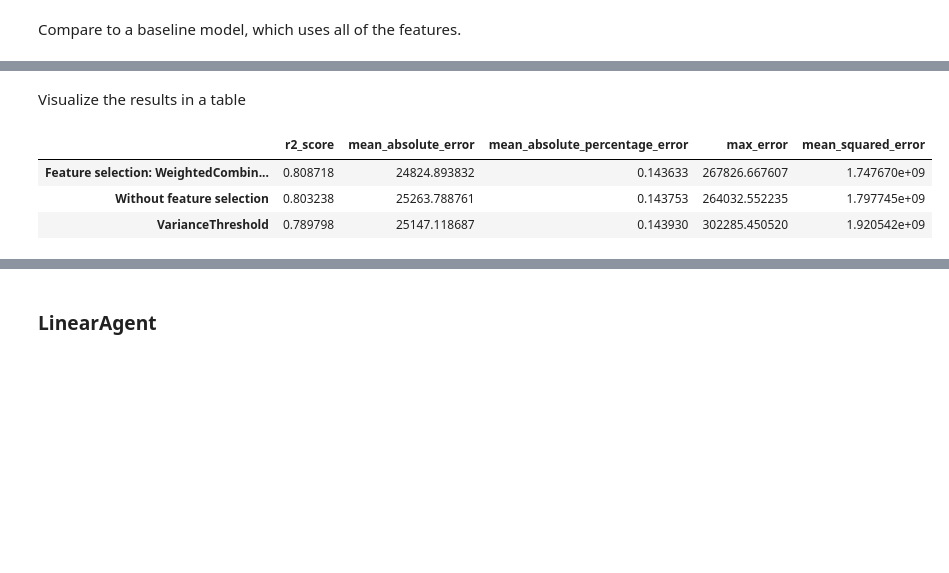
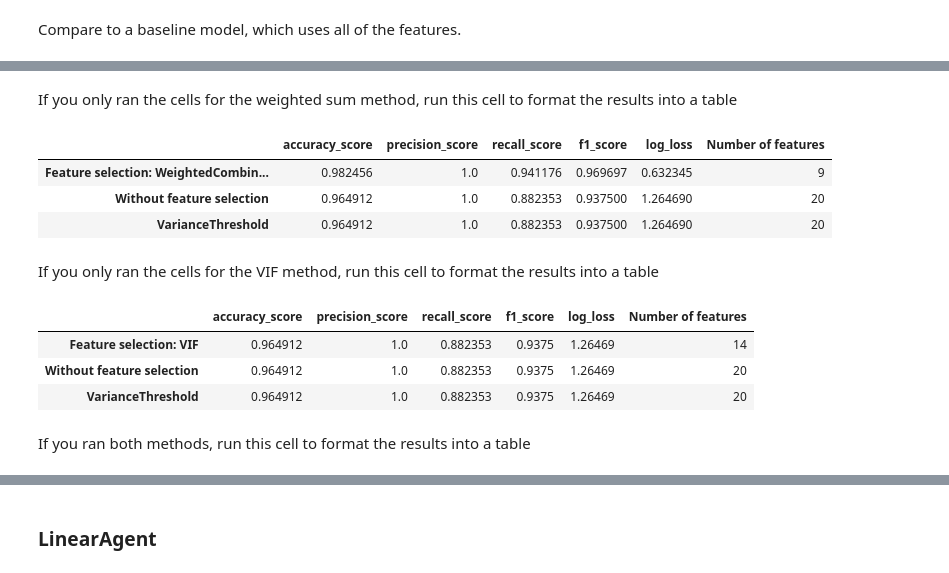
Before and after one commit to CulturedPanda/TDS_Final_Project, a Jupyter notebook: test_env.ipynb, the cells around one changed output, grey strips where cells are left out. Cells and saved outputs as stored; diff of their text form; code cells hidden in the pictures; blank space fills up the shorter version.

```diff
--- a/test_env.ipynb
+++ b/test_env.ipynb
@@ -273,9 +306,9 @@ This is done because depending on the dataset, a high VIF may indicate that the
 # %% [markdown]
 Instantiate the VarianceInflationFactor class, and fit it to the data.
 # %%
-feature_selector = VarianceInflationFactor()
+feature_selector_vif = VarianceInflationFactor()
 # %%
-feature_selector.fit(X_train)
+feature_selector_vif.fit(X_train)
 # %% [markdown]
 Next, you can either run the following cell select features using the current hyperparameters:
 # %%
@@ -283,6 +316,6 @@ selected_features = feature_selector.predict(X_train, threshold=5, max_features=
 # %% [markdown]
 Or you can use the following cell to run the hyperparameter optimization process, which will run a grid search over the hyperparameters and select the best ones.<br/>
 # %%
-selected_features, best_loss, best_threshold, best_num_features, best_comparison_direction,history_less_than_comparisons, history_greater_than_comparisons = feature_selector.auto_optimize(X_train, y_train, X_val, y_val, model=model, loss_function=loss_func)
+selected_features_vif, best_loss, best_threshold, best_num_features, best_comparison_direction,history_less_than_comparisons, history_greater_than_comparisons = feature_selector_vif.auto_optimize(X_train, y_train, X_val, y_val, model=model, loss_function=loss_func)
 # %% [output]
 Threshold: 0.5, Num features: 1, Less than comparison: True, Loss: inf
@@ -323,0 +371,10 @@ plt.show()
+# %%
+# Reset the model, to make sure it is not influenced by the previous training
+model = model.__class__()
+model.fit(X_train[selected_features_vif], y_train)
+y_pred = model.predict(X_test[selected_features_vif])
+loss = loss_func(y_test, y_pred)
+with_feature_selection_vif = {metric.__name__: metric(y_test, y_pred) for metric in metrics}
+with_feature_selection_vif[loss_func.__name__] = loss
+with_feature_selection_vif['Number of features'] = len(selected_features_vif)
+print(f"Metrics with feature selection: {with_feature_selection_vif}")
@@ -393,10 +431,22 @@ Metrics with feature selection using VarianceThreshold: {'r2_score': 0.789797738
 # %% [markdown]
-Visualize the results in a table
+If you only ran the cells for the weighted sum method, run this cell to format the results into a table
 # %%
-results = pd.DataFrame([with_feature_selection, without_feature_selection, with_feature_selection_sklearn], index=[f'Feature selection: {feature_selector.__name__}', 'Without feature selection', 'VarianceThreshold'])
+results = pd.DataFrame([with_feature_selection_weighted, without_feature_selection, with_feature_selection_sklearn], index=[f'Feature selection: {feature_selector_weighted.__name__}', 'Without feature selection', 'VarianceThreshold'])
 results
 # %% [output]
-|  | r2_score | mean_absolute_error | mean_absolute_percentage_error | max_error | mean_squared_error |
-| Feature selection: WeightedCombin... | 0.808718 | 24824.893832 | 0.143633 | 267826.667607 | 1.747670e+09 |
-| Without feature selection | 0.803238 | 25263.788761 | 0.143753 | 264032.552235 | 1.797745e+09 |
-| VarianceThreshold | 0.789798 | 25147.118687 | 0.143930 | 302285.450520 | 1.920542e+09 |
+|  | accuracy_score | precision_score | recall_score | f1_score | log_loss | Number of features |
+| Feature selection: WeightedCombin... | 0.982456 | 1.0 | 0.941176 | 0.969697 | 0.632345 | 9 |
+| Without feature selection | 0.964912 | 1.0 | 0.882353 | 0.937500 | 1.264690 | 20 |
+| VarianceThreshold | 0.964912 | 1.0 | 0.882353 | 0.937500 | 1.264690 | 20 |
+# %% [markdown]
+If you only ran the cells for the VIF method, run this cell to format the results into a table
+# %%
+results = pd.DataFrame([with_feature_selection_vif, without_feature_selection, with_feature_selection_sklearn], index=[f'Feature selection: {feature_selector_vif.__name__}', 'Without feature selection', 'VarianceThreshold'])
+results
+# %% [output]
+|  | accuracy_score | precision_score | recall_score | f1_score | log_loss | Number of features |
+| Feature selection: VIF | 0.964912 | 1.0 | 0.882353 | 0.9375 | 1.26469 | 14 |
+| Without feature selection | 0.964912 | 1.0 | 0.882353 | 0.9375 | 1.26469 | 20 |
+| VarianceThreshold | 0.964912 | 1.0 | 0.882353 | 0.9375 | 1.26469 | 20 |
+# %% [markdown]
+If you ran both methods, run this cell to format the results into a table
```
Also changed, not shown: parts of 115 cells of this notebook, 2 other files.
